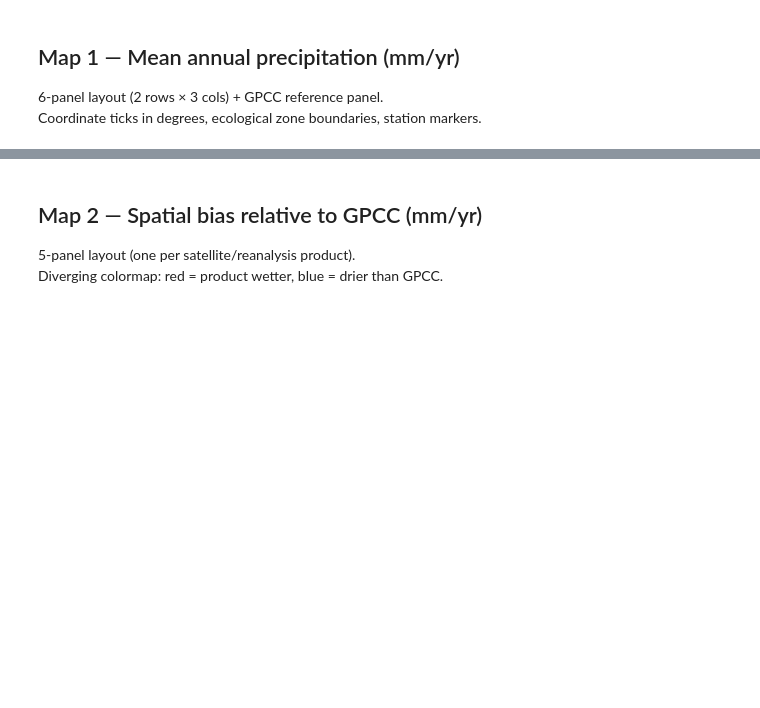
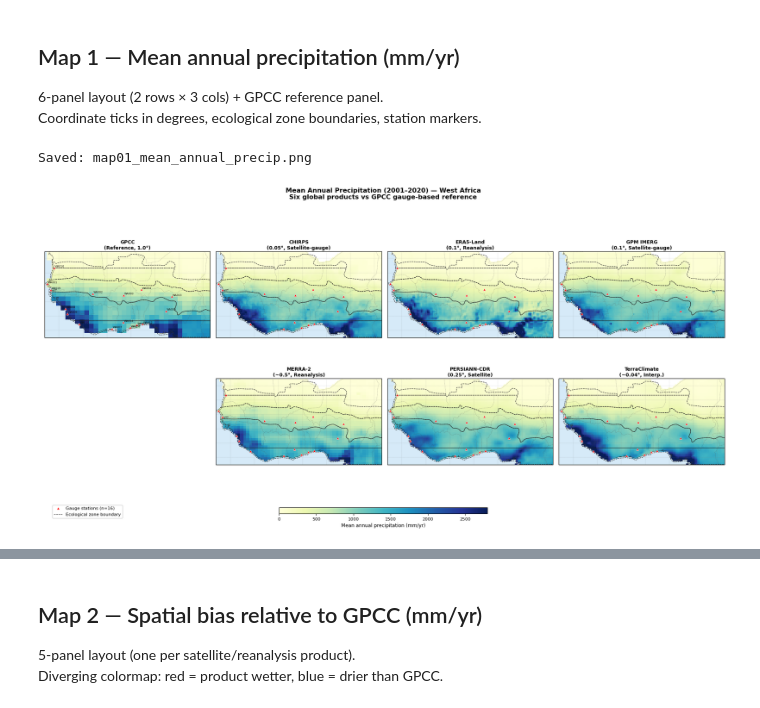
Before and after one commit to desmond-lartey/climate-data, a Jupyter notebook: WA_spatial_maps.ipynb, the cells around one changed output, grey strips where cells are left out. Drawn from its saved outputs; the diff is of its cells as text; code cells hidden in the pictures; blank space fills up the shorter version.

```diff
--- a/WA_spatial_maps.ipynb
+++ b/WA_spatial_maps.ipynb
@@ -124,7 +129,7 @@ def get_mean_image(product):
         def conv_terra(img):
             d   = ee.Date(img.get('system:time_start'))
             dim = d.advance(1,'month').difference(d,'day')
-            return img.divide(dim).rename('precip_mm_day')\
+            return img.toFloat().divide(ee.Image.constant(dim)).rename('precip_mm_day')\
                       .copyProperties(img,['system:time_start'])
         return ic.map(conv_terra).mean().rename('precip_mm_day')
 
@@ -399,7 +503,7 @@ for row_idx, row_panels in enumerate(panel_order):
             transform=PROJ,
             cmap=PRECIP_CMAP,
             vmin=VMIN, vmax=VMAX,
-            interpolation='bilinear',
+            interpolation='nearest',
             zorder=1
         )
         if img_mappable is None:
@@ -408,36 +512,39 @@ for row_idx, row_panels in enumerate(panel_order):
         plot_stations(ax_idx, label_stations=(prod_key=='GPCC'))
 
         # Panel letter label
-        label = chr(65 + row_idx*4 + col_idx)  # A, B, C...
-        ax_idx.text(0.02, 0.97, f'({label})', transform=ax_idx.transAxes,
-                    fontsize=9, fontweight='bold', va='top',
-                    bbox=dict(facecolor='white', alpha=0.7, edgecolor='none', pad=2))
+        # label = chr(65 + row_idx*4 + col_idx)  # A, B, C...
+        # ax_idx.text(0.02, 0.97, f'({label})', transform=ax_idx.transAxes,
+        #             fontsize=9, fontweight='bold', va='top',
+        #             bbox=dict(facecolor='white', alpha=0.7, edgecolor='none', pad=2))
 
 # Shared colorbar
 cbar_ax = fig.add_axes([0.35, 0.04, 0.30, 0.018])
 cbar = fig.colorbar(img_mappable, cax=cbar_ax, orientation='horizontal')
 cbar.set_label('Mean annual precipitation (mm/yr)', fontsize=9)
 cbar.ax.tick_params(labelsize=8)
 
 # Legend for stations
 from matplotlib.lines import Line2D
 legend_elements = [
     Line2D([0],[0], marker='^', color='w', markerfacecolor='red',
            markersize=6, label='Gauge stations (n=16)'),
     Line2D([0],[0], color='#222222', lw=0.8, linestyle='--',
            label='Ecological zone boundary'),
 ]
 fig.legend(handles=legend_elements, loc='lower left',
            bbox_to_anchor=(0.02, 0.02), fontsize=8, framealpha=0.9)
 
 fig.suptitle(
     'Mean Annual Precipitation (2001–2020) — West Africa\n'
     'Six global products vs GPCC gauge-based reference',
     fontsize=12, fontweight='bold', y=0.98
 )
 
 fig.tight_layout(rect=[0, 0.07, 1, 0.96])
 out = FIGS_DIR / 'map01_mean_annual_precip.png'
 fig.savefig(out, dpi=300, bbox_inches='tight', facecolor='white')
 print(f'Saved: {out.name}')
 plt.show()
+# %% [output]
+Saved: map01_mean_annual_precip.png
+[figure, added]
```
Also changed, not shown: parts of 8 cells of this notebook, 17 other files.
